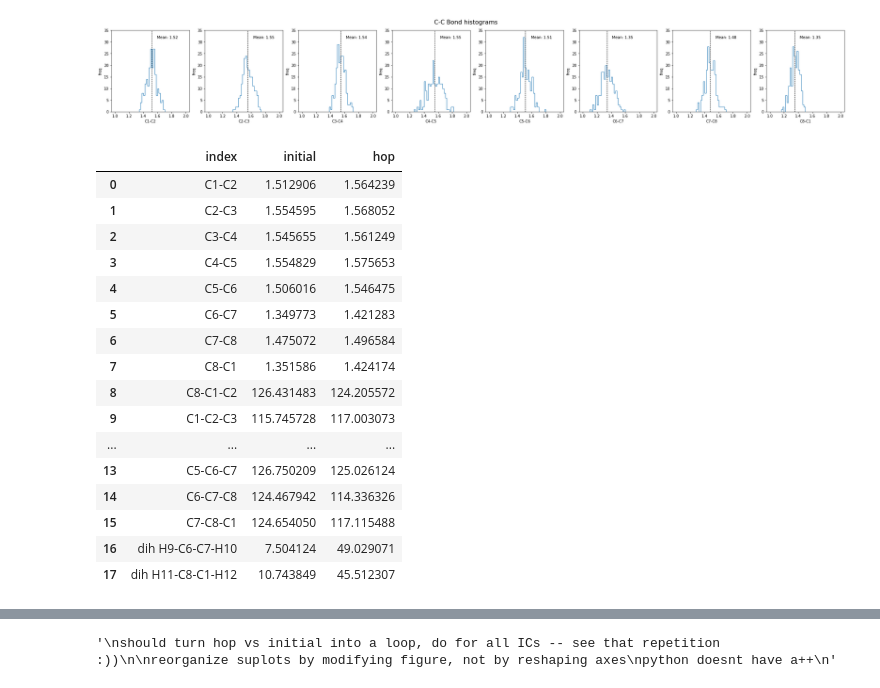
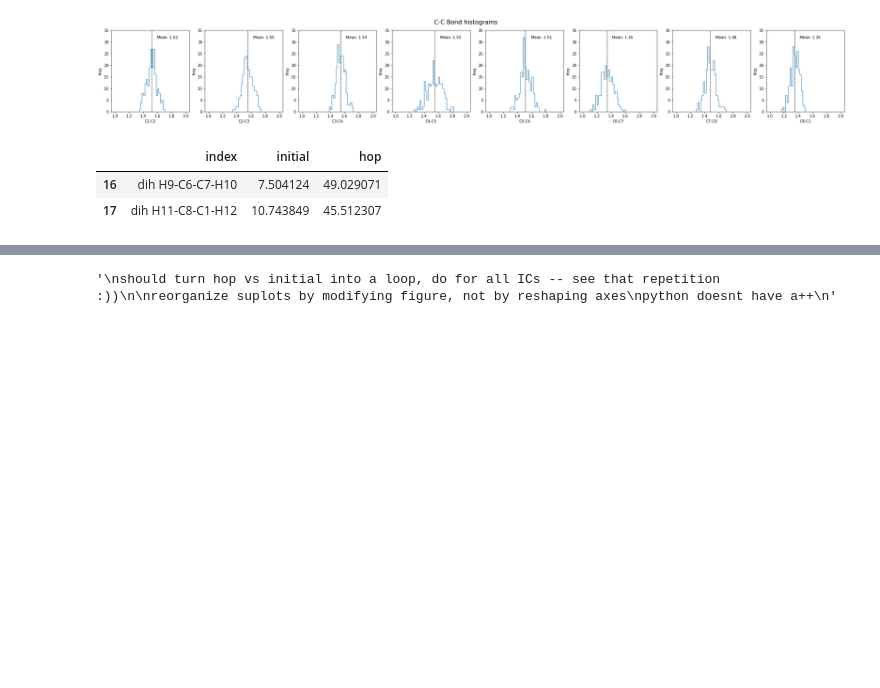
Before and after one commit to KhaiTTNguyen/Computational_Quantum_Chemistry, a Jupyter notebook: structural_influence_on_excited_state_dynamics/[Khai_Nguyen]_Internal_Coordinates_Visualization.ipynb, the cells around one changed output, grey strips where cells are left out. Cells and saved outputs as stored; diff of their text form; code cells hidden in the pictures; blank space fills up the shorter version.

```diff
--- a/structural_influence_on_excited_state_dynamics/[Khai_Nguyen]_Internal_Coordinates_Visualization.ipynb
+++ b/structural_influence_on_excited_state_dynamics/[Khai_Nguyen]_Internal_Coordinates_Visualization.ipynb
@@ -70,36 +70,22 @@ dih_merge = pd.merge(initial_data.iloc[:,:], \
 # %%
 # ------------------- Compute mean for dihedrals ----------------- #
 split_index = math.ceil(len(dih_merge.columns)/2)
 mean_initial = dih_merge.iloc[:,1:split_index].mean(axis=0).rename('initial').to_frame()
 mean_hop = dih_merge.iloc[:,split_index:].mean(axis=0).rename('hop').to_frame()
 mean_initial.set_axis(hop_data.columns[1:], axis=0, inplace=True)
 mean_hop.set_axis(hop_data.columns[1:], axis=0, inplace=True)
 
 # Merge
 compare_mean = pd.concat([mean_initial, mean_hop], axis=1, sort=False).reset_index()                                           # axis{0/’index’, 1/’columns’},
 
 # Strip all cols with C-H bonds
 compare_mean.drop(range(8,20), axis=0, inplace=True)
 
 compare_mean.index = range(len(compare_mean))
 
-display(compare_mean[:])
+display(compare_mean[-2:])
 # %% [output]
 |  | index | initial | hop |
-| 0 | C1-C2 | 1.512906 | 1.564239 |
-| 1 | C2-C3 | 1.554595 | 1.568052 |
-| 2 | C3-C4 | 1.545655 | 1.561249 |
-| 3 | C4-C5 | 1.554829 | 1.575653 |
-| 4 | C5-C6 | 1.506016 | 1.546475 |
-| 5 | C6-C7 | 1.349773 | 1.421283 |
-| 6 | C7-C8 | 1.475072 | 1.496584 |
-| 7 | C8-C1 | 1.351586 | 1.424174 |
-| 8 | C8-C1-C2 | 126.431483 | 124.205572 |
-| 9 | C1-C2-C3 | 115.745728 | 117.003073 |
-| ... | ... | ... | ... |
-| 13 | C5-C6-C7 | 126.750209 | 125.026124 |
-| 14 | C6-C7-C8 | 124.467942 | 114.336326 |
-| 15 | C7-C8-C1 | 124.654050 | 117.115488 |
 | 16 | dih H9-C6-C7-H10 | 7.504124 | 49.029071 |
 | 17 | dih H11-C8-C1-H12 | 10.743849 | 45.512307 |
 # %%
```
Also changed, not shown: parts of 2 cells of this notebook, 3 other files.
